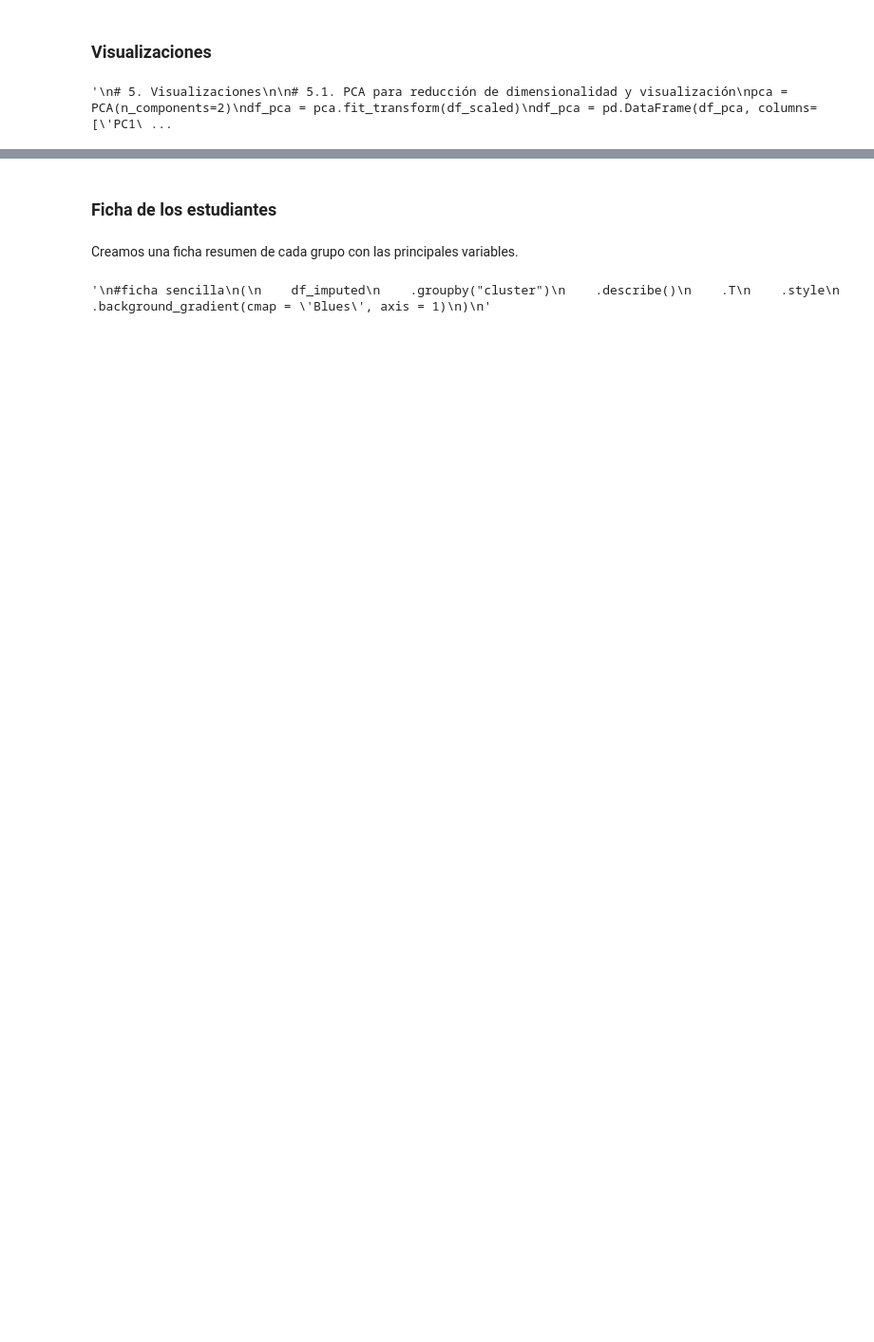
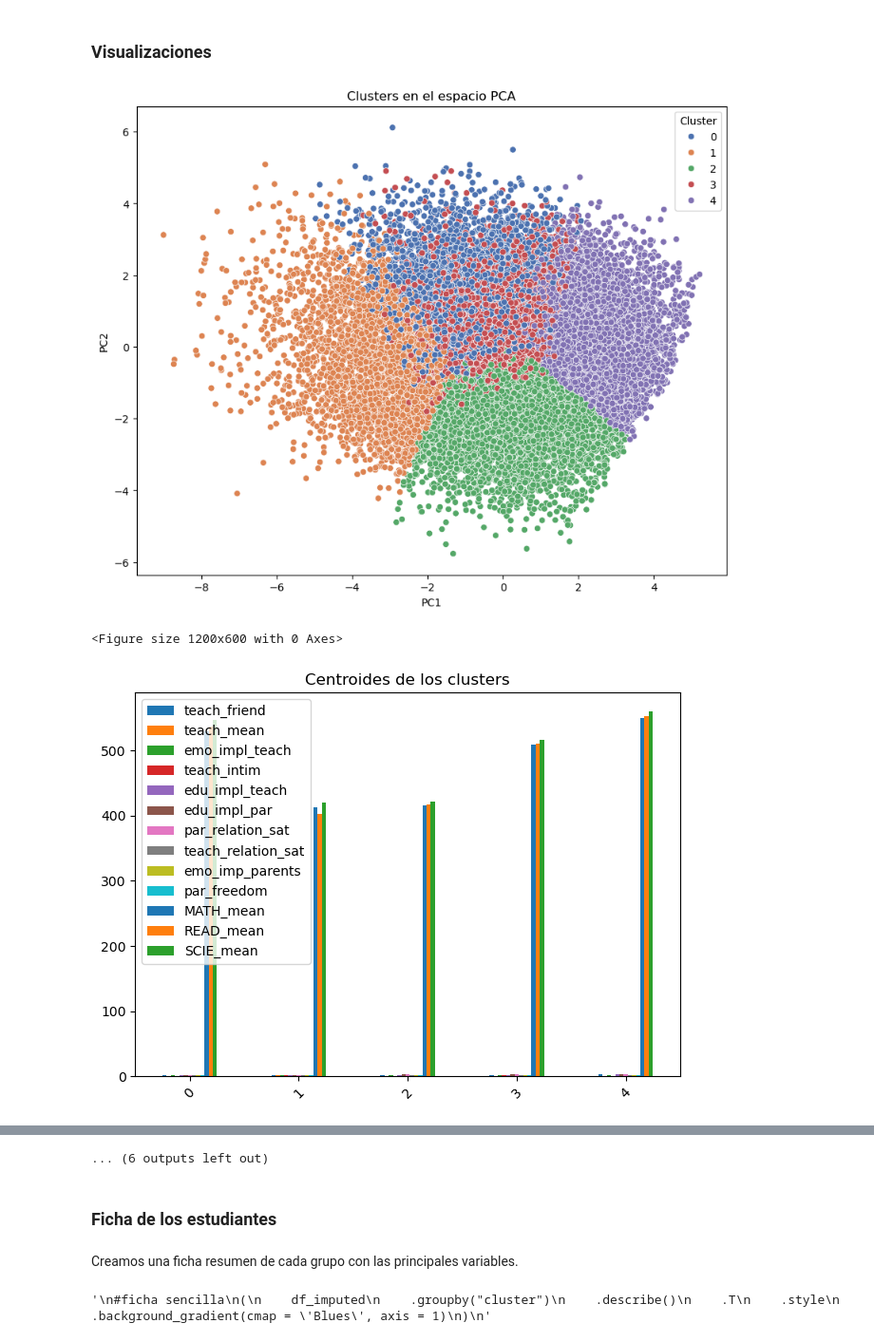
Before and after one commit to sara-fuentes/tfm_pisa_educacion, a Jupyter notebook: clustering_students_well_imputed.ipynb, the cells around one changed output, grey strips where cells are left out. Shown at 95% size. Drawn from its saved outputs; the diff is of its cells as text; code cells hidden in the pictures; blank space fills up the shorter version.

```diff
--- a/clustering_students_well_imputed.ipynb
+++ b/clustering_students_well_imputed.ipynb
@@ -15,0 +22,4 @@ import seaborn as sns
+# %%
+# Set up MLflow tracking
+mlflow.set_tracking_uri("file:///C:/Users/saraf/OneDrive/Documentos/Data Science and AI/capstone project/mlruns")
+mlflow.set_experiment("student_clustering_analysis")
@@ -633,7 +664,7 @@ centroids_df = pd.DataFrame(
 # %% [markdown]
 ### Visualizaciones
 # %%
-"""
+
 # 5. Visualizaciones
 
 # 5.1. PCA para reducción de dimensionalidad y visualización
@@ -647,35 +678,36 @@ plt.figure(figsize=(10, 8))
 sns.scatterplot(data=df_pca, x='PC1', y='PC2', hue='Cluster', palette='deep')
 plt.title('Clusters en el espacio PCA')
 plt.show()
 
 # 5.2. Visualización de los centroides
 plt.figure(figsize=(12, 6))
 centroids_df.plot(kind='bar')
 plt.title('Centroides de los clusters')
 plt.xticks(rotation=45)
 plt.tight_layout()
 plt.show()
 
 # 5.3. Heatmap de los centroides
 plt.figure(figsize=(10, 6))
 sns.heatmap(centroids_df, annot=True, cmap='YlOrRd', center=0)
 plt.title('Heatmap de Centroides')
 plt.tight_layout()
 plt.show()
 
 # 5.4. Distribución de variables por cluster
-for column in df_imputed.columns[:-1]:  # excluimos la columna 'Cluster'
+for column in df_students_feat.columns[:-1]:  # excluimos la columna 'Cluster'
     plt.figure(figsize=(10, 6))
-    sns.boxplot(x='Cluster', y=column, data=df_imputed)
+    sns.boxplot(x='cluster', y=column, data=df_students_feat)
     plt.title(f'Distribución de {column} por Cluster')
     plt.show()
 
 # 6. Análisis de los clusters
 print("\nTamaño de cada cluster:")
-print(df_imputed['Cluster'].value_counts().sort_index())
+print(df_students_feat['cluster'].value_counts().sort_index())
 
 print("\nCaracterísticas de cada cluster (en escala original):")
 print(centroids_df)
-"""
 # %% [output]
+[figure, added]
-'\n# 5. Visualizaciones\n\n# 5.1. PCA para reducción de dimensionalidad y visualización\npca = PCA(n_components=2)\ndf_pca = pca.fit_transform(df_scaled)\ndf_pca = pd.DataFrame(df_pca, columns=[\'PC1\ ...
+<Figure size 1200x600 with 0 Axes>
+[figure, added]
@@ -682,3 +723,4 @@ print(centroids_df)
+... (6 outputs left out)
 # %% [markdown]
 ### Ficha de los estudiantes
 # %% [markdown]
```
Also changed, not shown: parts of 22 cells of this notebook, 5 other files.
